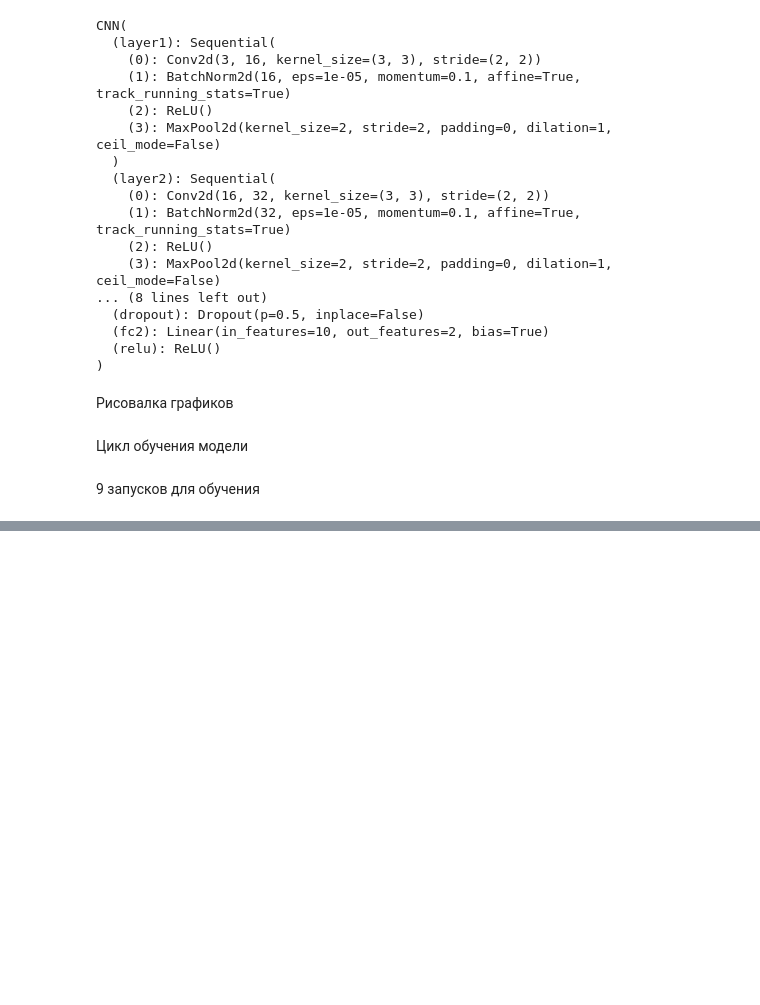
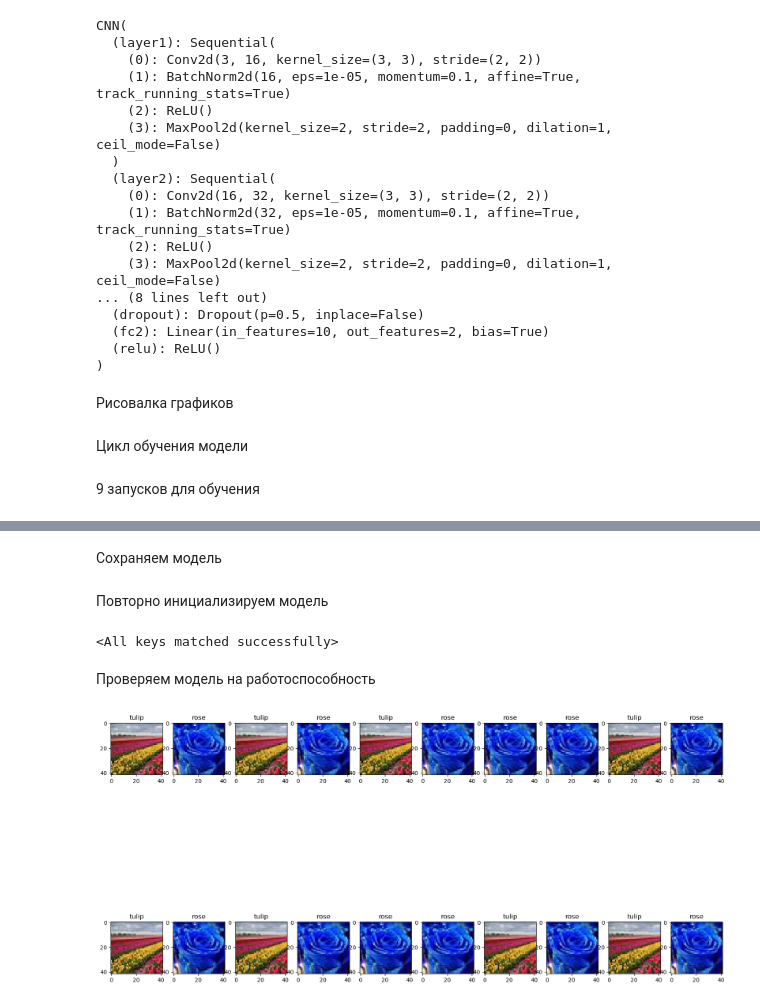
Before and after one commit to itsecd/python, a Jupyter notebook: Lab5/main.ipynb, the cells around one changed output, grey strips where cells are left out. Drawn from its saved outputs; the diff is of its cells as text; code cells hidden in the pictures; blank space fills up the shorter version.

Commit message:
Make ipynb, model and csv file

```diff
--- a/Lab5/main.ipynb
+++ b/Lab5/main.ipynb
@@ -303,0 +483,15 @@ train_loop(10, 300, 0.006)
+# %%
+rose_probs = []
+model.eval()
+test_loader = torch.utils.data.DataLoader(
+    dataset=test_data, batch_size=100, shuffle=False
+)
+with torch.no_grad():
+    for data, fileid in test_loader:
+        data = data.to(device)
+        preds = model(data)
+        preds_list = functional.softmax(preds, dim=1)[:, 1].tolist()
+        rose_probs += list(zip(list(fileid), preds_list))
+rose_probs.sort(key=lambda x: int(x[0]))
+
+rose_probs[0:5]
@@ -303,0 +504,3 @@ train_loop(10, 300, 0.006)
+# %%
+idx = list(map(lambda x: x[0],rose_probs))
+prob = list(map(lambda x: x[1],rose_probs))
@@ -303,0 +509,4 @@ train_loop(10, 300, 0.006)
+# %%
+submission = pd.DataFrame({'id':idx,'label':prob})
+submission.to_csv('result.csv',index=False)
+submission
@@ -303,0 +527,2 @@ train_loop(10, 300, 0.006)
+# %% [markdown]
+Сохраняем модель
@@ -303,0 +532,32 @@ train_loop(10, 300, 0.006)
+# %% [markdown]
+Повторно инициализируем модель
+# %%
+re_model = CNN()
+re_model.load_state_dict(torch.load(os.path.join("C:/Users/boris/Desktop/unik/python_university_laba/Lab5", name_model)))
+# %% [output]
+<All keys matched successfully>
+# %% [markdown]
+Проверяем модель на работоспособность
+# %%
+id_list = []
+class_ = {0: 'rose', 1: 'tulip'}
+
+fig, axes = plt.subplots(2, 10, figsize=(20, 12), facecolor='white')
+
+for ax in axes.ravel():
+
+    i = random.choice(submission['id'].values)
+
+    label = submission.loc[submission['id'] == i, 'label'].values[0]
+    if label > 0.5:
+        label = 1
+    else:
+        label = 0
+
+    img_path = train_list[i]
+    img = Image.open(img_path)
+
+    ax.set_title(class_[label])
+    ax.imshow(img)
+# %% [output]
+[figure, added]
```
Also changed, not shown: parts of 17 cells of this notebook, 2 other files.
